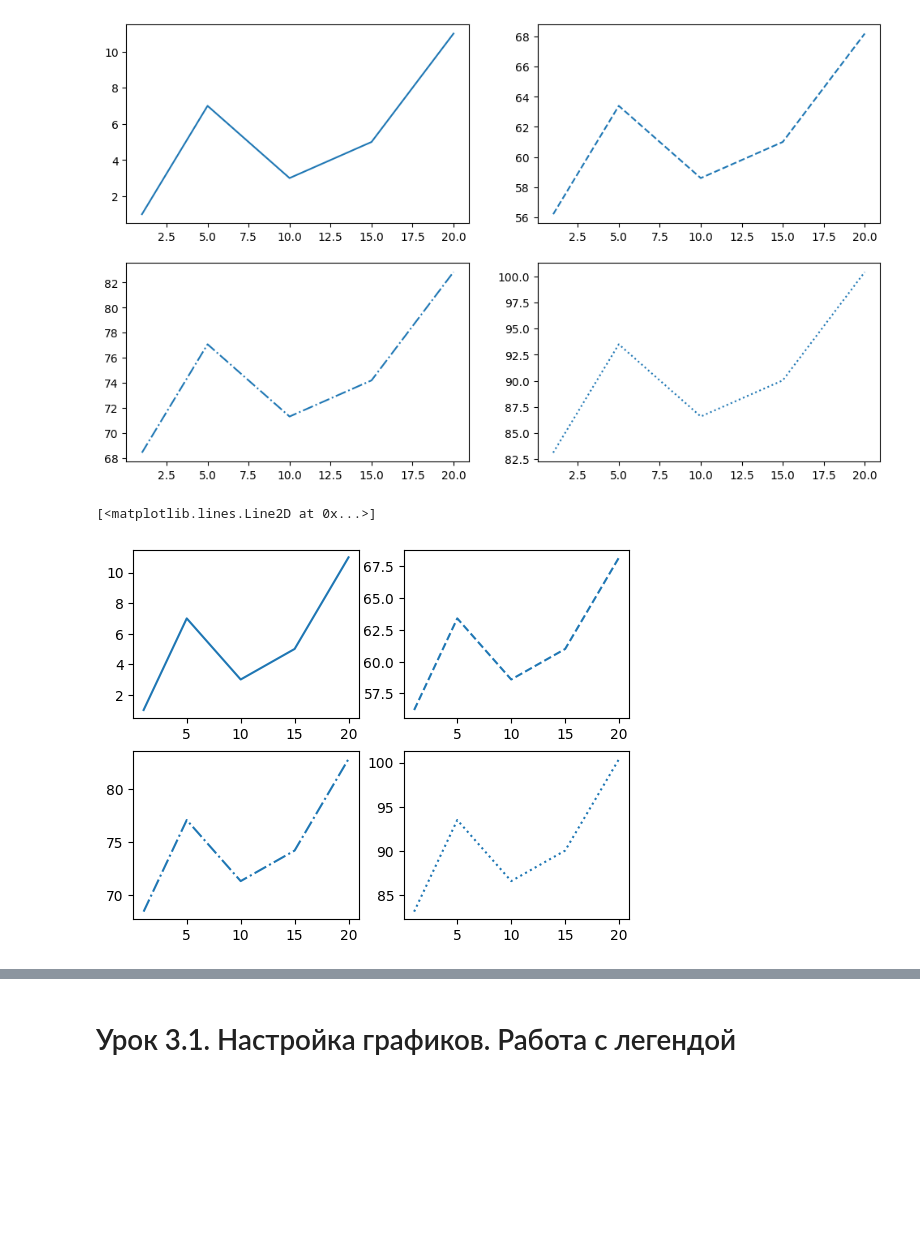
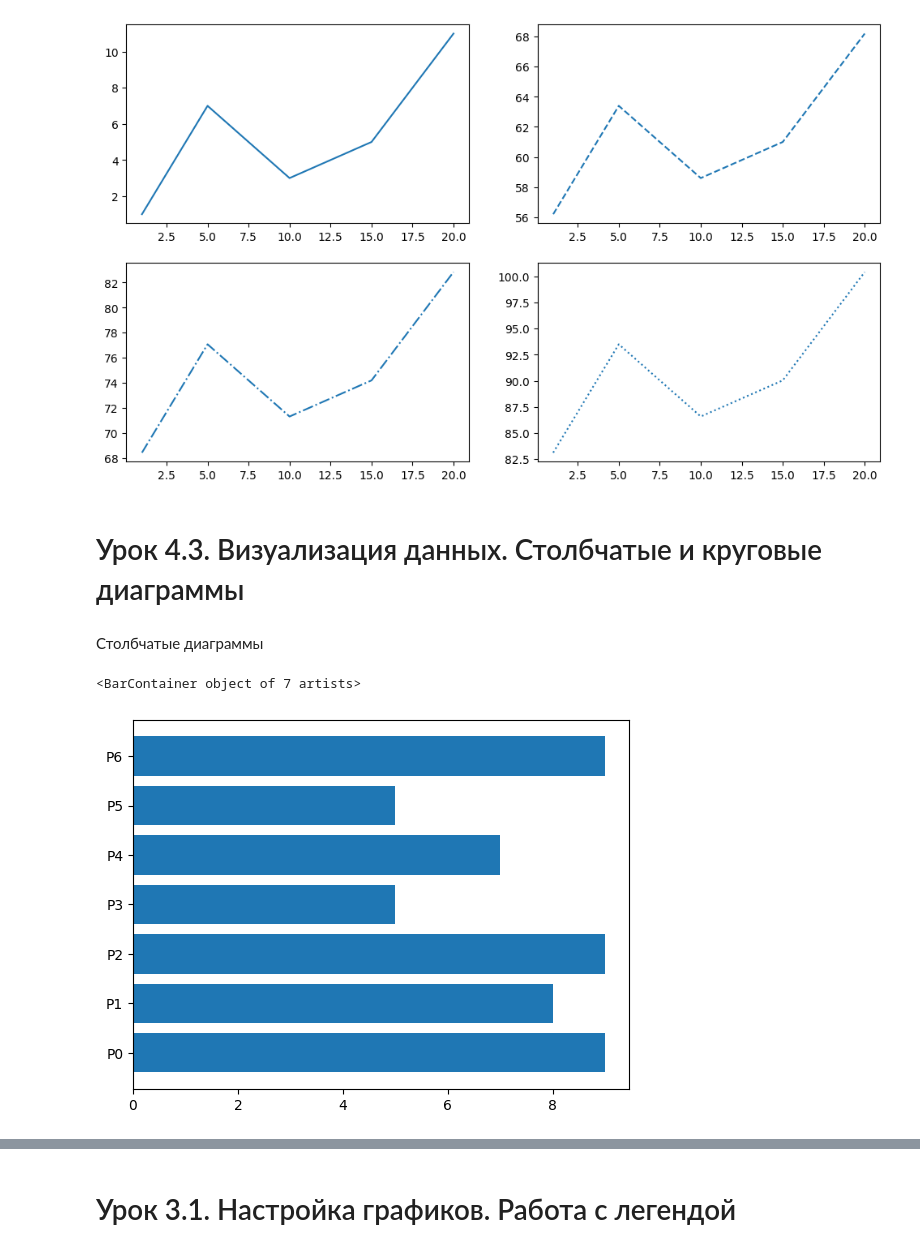
Before and after one commit to Vitalyastiy/cheat-python, a Jupyter notebook: viz/Plt_учебник.ipynb, the cells around one changed output, grey strips where cells are left out. Drawn from its saved outputs; the diff is of its cells as text; code cells hidden in the pictures; blank space fills up the shorter version.

```diff
--- a/viz/Plt_учебник.ipynb
+++ b/viz/Plt_учебник.ipynb
@@ -291,16 +293,32 @@ plt.plot(x, y4, ':')
 [<matplotlib.lines.Line2D at 0x...>]
 [figure]
 # %%
-# Второй вариант использования
+# Исходный набор данных
+x = [1, 5, 10, 15, 20]
+y1 = [1, 7, 3, 5, 11]
+y2 = [i*1.2 + 1 for i in y1]
+
+# Настройка размеров подложки
+plt.figure(figsize=(12, 7))
 # Вывод графиков
-plt.subplot(221)
+plt.subplot(2, 2, 1)
 plt.plot(x, y1, '-')
-plt.subplot(222)
+plt.subplot(2, 2, 2)
 plt.plot(x, y2, '--')
-plt.subplot(223)
+plt.subplot(2, 2, 3)
 plt.plot(x, y3, '-.')
-plt.subplot(224)
+plt.subplot(2, 2, 4)
 plt.plot(x, y4, ':')
-# %% [output]
-[<matplotlib.lines.Line2D at 0x...>]
-[figure, removed]
+# %% [markdown]
+# Урок 4.3. Визуализация данных. Столбчатые и круговые диаграммы
+# %% [markdown]
+Столбчатые диаграммы
+# %%
+import numpy as np
+np.random.seed(123)
+groups = [f"P{i}" for i in range(7)]
+counts = np.random.randint(3, 10, len(groups))
+plt.barh(groups, counts)  # plt.bar
+# %% [output]
+<BarContainer object of 7 artists>
+[figure, added]
```
Also changed, not shown: parts of 22 cells of this notebook.
